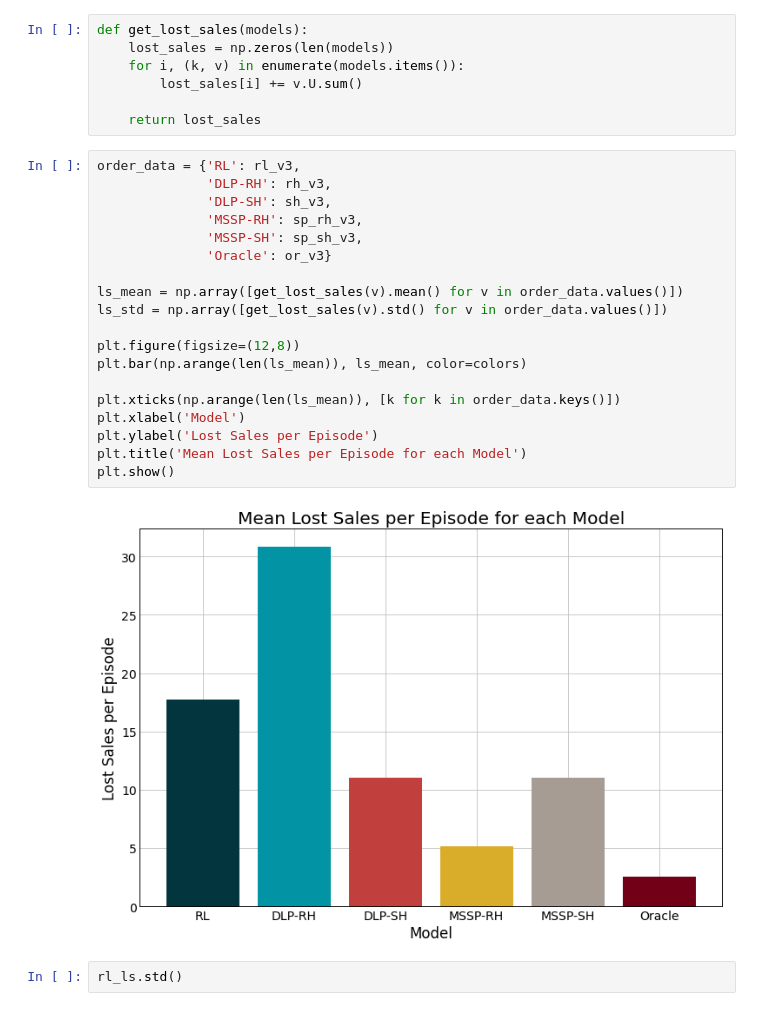
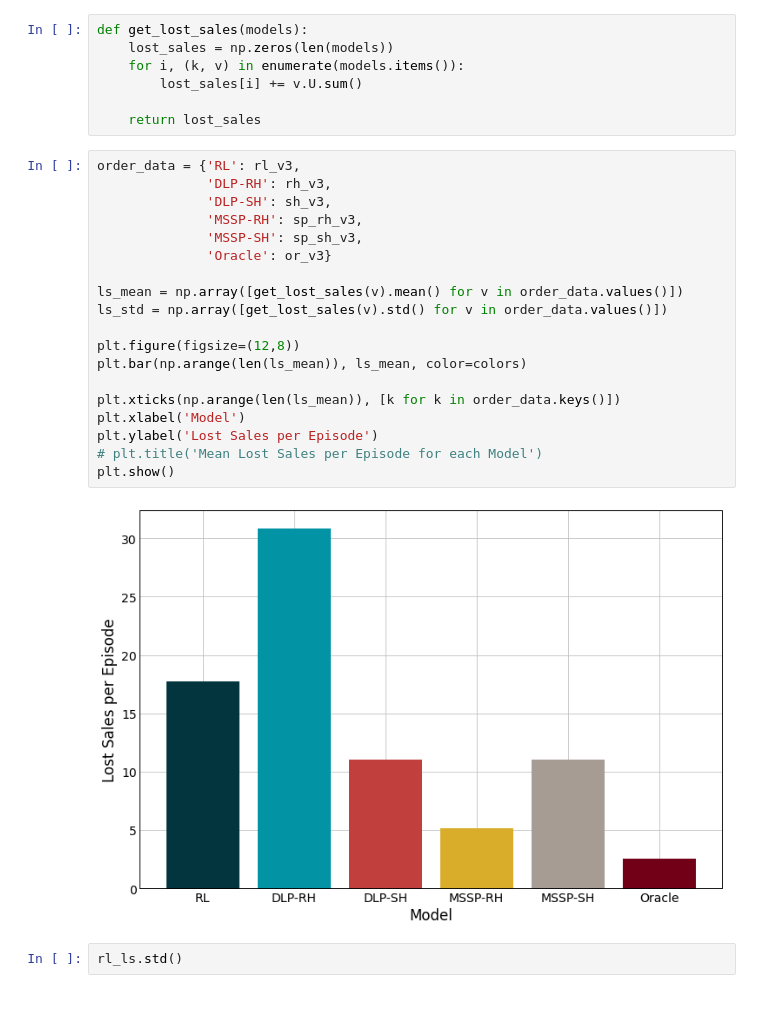
Before and after one commit to grossmann-group/or-gym, a Jupyter notebook: notebooks/results_plots.ipynb, the cells around one changed output. Drawn from its saved outputs; the diff is of its cells as text.

```diff
--- a/notebooks/results_plots.ipynb
+++ b/notebooks/results_plots.ipynb
@@ -939,24 +1003,24 @@ def get_lost_sales(models):
 # %%
 order_data = {'RL': rl_v3,
               'DLP-RH': rh_v3,
               'DLP-SH': sh_v3,
               'MSSP-RH': sp_rh_v3,
               'MSSP-SH': sp_sh_v3,
               'Oracle': or_v3}
 
 ls_mean = np.array([get_lost_sales(v).mean() for v in order_data.values()])
 ls_std = np.array([get_lost_sales(v).std() for v in order_data.values()])
 
 plt.figure(figsize=(12,8))
 plt.bar(np.arange(len(ls_mean)), ls_mean, color=colors)
 
 plt.xticks(np.arange(len(ls_mean)), [k for k in order_data.keys()])
 plt.xlabel('Model')
 plt.ylabel('Lost Sales per Episode')
-plt.title('Mean Lost Sales per Episode for each Model')
+# plt.title('Mean Lost Sales per Episode for each Model')
 plt.show()
 # %% [output]
-[figure, old version]
+[figure, new version]
 # %%
 rl_ls.std()
 # %% [output]
```
Also changed, not shown: parts of 6 cells of this notebook, 1 other file.
